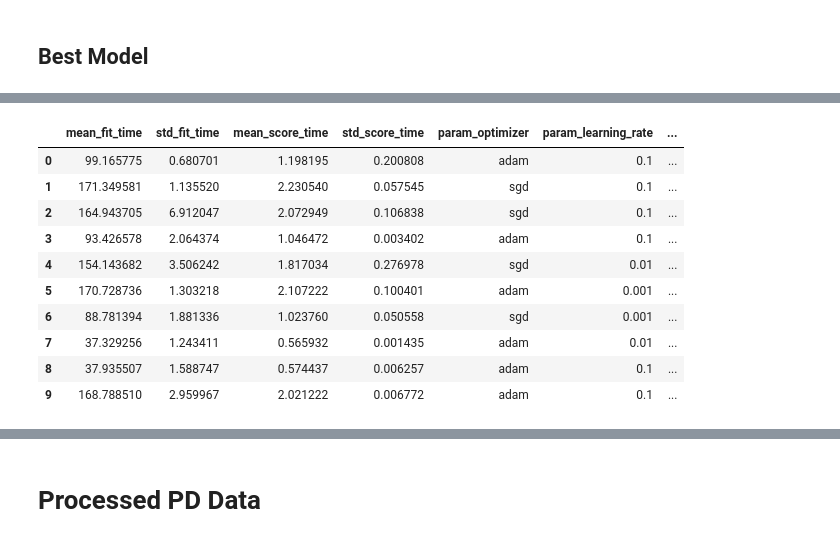
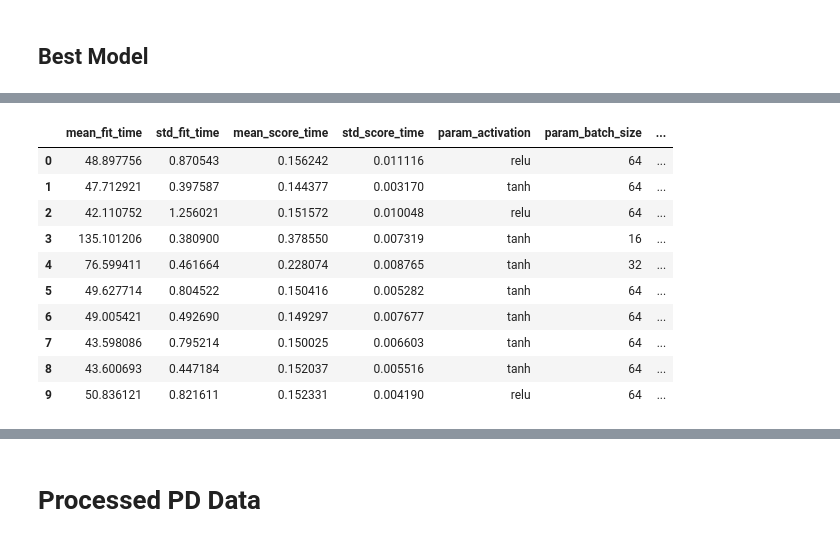
Before and after one commit to sophia20753/sysopt_adproject, a Jupyter notebook: project/dnn_train.ipynb, the cells around one changed output, grey strips where cells are left out. Drawn from its saved outputs; the diff is of its cells as text; code cells hidden in the pictures.

```diff
--- a/project/dnn_train.ipynb
+++ b/project/dnn_train.ipynb
@@ -29,11 +21,11 @@ import seaborn as sns
 # Raw PD Data
 # %%
 # import data from csv to dataframe
-filename = "raw_training_data.csv"
+filename = "train_data/raw_data_pd.csv"
 df = pd.read_csv(filename)
 display(df)
 
-# split into input and target features
+# split into input and target features, and weights
 X = df[['distance_to_road_center', 'angle_from_straight_in_rads']].values
 y = df['steering_angle'].values
 r = df['reward'].values
@@ -41,8 +33,9 @@ r = df['reward'].values
 # normalize rewards to [0, 1] range
 norm_r = (r - np.min(r)) / (np.max(r) - np.min(r))
 
-# Calculate weights based on normalized rewards
+# calculate weights based on normalized rewards
 weights = np.where(r < 0, 1 / (1 - norm_r), 1 / (1 + norm_r))
 
+# split into training and validation sets
 Xtrain, Xval, ytrain, yval, wtrain, wval = train_test_split(X, y, weights, test_size=0.2, random_state=42)
 # %% [output]
@@ -78,12 +62,11 @@ model = Sequential([
     Dense(1)  # Output layer for steering angle prediction
 ])
 
-# compile with custom loss function
-model.compile(loss=Huber(delta=1.0), optimizer=Adam(learning_rate=0.001))
+model.compile(loss=Huber(delta=1.0), optimizer=Adam(learning_rate=0.001), weighted_metrics=[])
 
 # define early stopping callback
-early_stop = EarlyStopping(monitor='val_loss', patience=3, mode='min', restore_best_weights=True)
+early_stop = EarlyStopping(monitor='val_loss', patience=5, mode='min', restore_best_weights=True)
 
 # fit the model
-history = model.fit(Xtrain, ytrain, sample_weight=wtrain, epochs=30, batch_size=32, validation_data = (Xval, yval, wval), callbacks = [early_stop])
+history = model.fit(Xtrain, ytrain, sample_weight=wtrain, epochs=100, batch_size=32, validation_data = (Xval, yval, wval), callbacks = [early_stop])
 # %% [output]
@@ -116,7 +98,7 @@ def train_and_evaluate(delta, Xtrain, ytrain, wtrain, Xval, yval, wval):
         Dense(1)
     ])
 
-    model.compile(optimizer=Adam(learning_rate=0.001), loss=Huber(delta=delta), metrics=['mae', 'mse'])
+    model.compile(optimizer=Adam(learning_rate=0.001), loss=Huber(delta=delta), metrics=['mae', 'mse'], weighted_metrics=[])
 
     history = model.fit(Xtrain, ytrain, sample_weight=wtrain, epochs=early_stop.stopped_epoch, batch_size=32, validation_data=(Xval, yval, wval))
 
@@ -139,7 +121,7 @@ arr_val_mae = []
 arr_val_mse = []
 arr_val_loss = []
 
-# iterative search for optimal delta (10 iterations)
+# iterative search for optimal delta
 for i in range(10):
     val_mae, val_mse, val_loss = train_and_evaluate(delta, Xtrain, ytrain, wtrain, Xval, yval, wval)
 
@@ -295,7 +273,7 @@ Validation Huber Loss: 0.005812895484268665
 # %% [markdown]
 ## Best Model
 # %%
-# define base model function for KerasRegressor
+# define base model function for bayes search
 def create_model(activation='relu', optimizer='adam', learning_rate=0.001, kernel_regularizer=None, batch_size=32):
     model = Sequential([
         Dense(64, activation=activation, input_shape=(Xtrain.shape[1],)),
@@ -306,7 +284,7 @@ def create_model(activation='relu', optimizer='adam', learning_rate=0.001, kerne
     # compile model
     optimizer = Adam(learning_rate=learning_rate) if optimizer == 'adam' else optimizer
 
-    model.compile(optimizer=optimizer, loss=Huber(delta=best_delta))
+    model.compile(optimizer=optimizer, loss=Huber(delta=best_delta), weighted_metrics=[])
 
     model.fit(Xtrain, ytrain, sample_weight=wtrain, epochs=early_stop.stopped_epoch, batch_size=batch_size, validation_data=(Xval, yval, wval))
 
@@ -321,11 +299,10 @@ param_dist = {
     'batch_size': [16, 32, 64]
 }
 
-# create a KerasRegressor wrapper for use in RandomizedSearchCV
-keras_reg = KerasRegressor(build_fn=create_model, epochs=20, verbose=0)
+# create a KerasRegressor wrapper
+keras_reg = KerasRegressor(build_fn=create_model, epochs=early_stop.stopped_epochs, verbose=2)
 
 # perform random search hyperparameter tuning
-random_search = RandomizedSearchCV(estimator=keras_reg, param_distributions=param_dist, n_iter=10, cv=3, verbose=1, random_state=42, error_score='raise')
-
-random_search.fit(Xtrain, ytrain, sample_weight=wtrain, validation_data=(Xval, yval, wval))
+bayes_search = BayesSearchCV(estimator=keras_reg, search_spaces=param_dist, n_iter=10, cv=5, verbose=2, random_state=42, error_score='raise')
+bayes_search.fit(Xtrain, ytrain, sample_weight=wtrain, validation_data=(Xval, yval, wval))
 # %% [output]
@@ -358,16 +335,16 @@ RandomizedSearchCV(cv=3, error_score='raise',
 # %%
-random_search_df = pd.DataFrame(random_search.cv_results_)
+bayes_search_df = pd.DataFrame(bayes_search.cv_results_)
 
-display(random_search_df)
+display(bayes_search_df)
 # %% [output]
-|  | mean_fit_time | std_fit_time | mean_score_time | std_score_time | param_optimizer | param_learning_rate | ... |
-| 0 | 99.165775 | 0.680701 | 1.198195 | 0.200808 | adam | 0.1 | ... |
-| 1 | 171.349581 | 1.135520 | 2.230540 | 0.057545 | sgd | 0.1 | ... |
-| 2 | 164.943705 | 6.912047 | 2.072949 | 0.106838 | sgd | 0.1 | ... |
-| 3 | 93.426578 | 2.064374 | 1.046472 | 0.003402 | adam | 0.1 | ... |
-| 4 | 154.143682 | 3.506242 | 1.817034 | 0.276978 | sgd | 0.01 | ... |
-| 5 | 170.728736 | 1.303218 | 2.107222 | 0.100401 | adam | 0.001 | ... |
-| 6 | 88.781394 | 1.881336 | 1.023760 | 0.050558 | sgd | 0.001 | ... |
-| 7 | 37.329256 | 1.243411 | 0.565932 | 0.001435 | adam | 0.01 | ... |
-| 8 | 37.935507 | 1.588747 | 0.574437 | 0.006257 | adam | 0.1 | ... |
-| 9 | 168.788510 | 2.959967 | 2.021222 | 0.006772 | adam | 0.1 | ... |
+|  | mean_fit_time | std_fit_time | mean_score_time | std_score_time | param_activation | param_batch_size | ... |
+| 0 | 48.897756 | 0.870543 | 0.156242 | 0.011116 | relu | 64 | ... |
+| 1 | 47.712921 | 0.397587 | 0.144377 | 0.003170 | tanh | 64 | ... |
+| 2 | 42.110752 | 1.256021 | 0.151572 | 0.010048 | relu | 64 | ... |
+| 3 | 135.101206 | 0.380900 | 0.378550 | 0.007319 | tanh | 16 | ... |
+| 4 | 76.599411 | 0.461664 | 0.228074 | 0.008765 | tanh | 32 | ... |
+| 5 | 49.627714 | 0.804522 | 0.150416 | 0.005282 | tanh | 64 | ... |
+| 6 | 49.005421 | 0.492690 | 0.149297 | 0.007677 | tanh | 64 | ... |
+| 7 | 43.598086 | 0.795214 | 0.150025 | 0.006603 | tanh | 64 | ... |
+| 8 | 43.600693 | 0.447184 | 0.152037 | 0.005516 | tanh | 64 | ... |
+| 9 | 50.836121 | 0.821611 | 0.152331 | 0.004190 | relu | 64 | ... |
```
Also changed, not shown: parts of 37 cells of this notebook, 27 other files.
